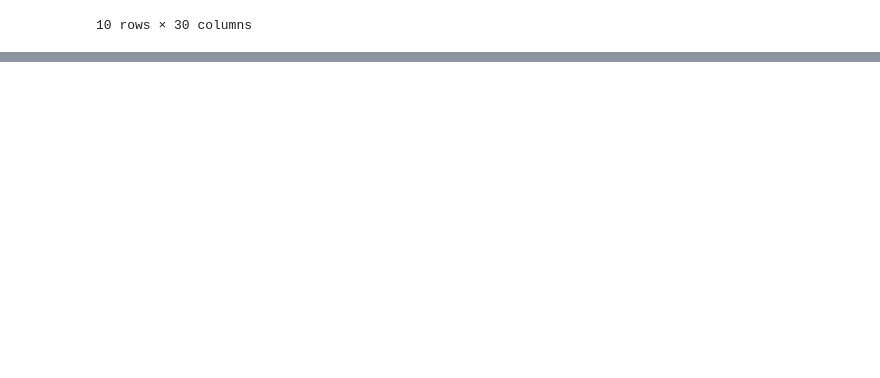
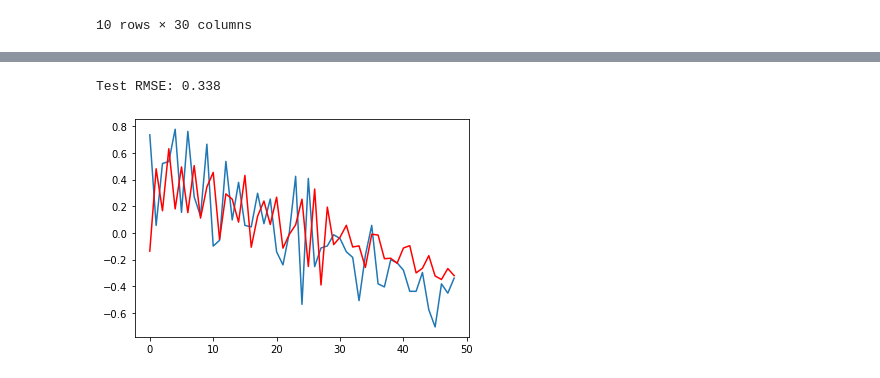
Before and after one commit to hernanlira/hl_frost, a Jupyter notebook: 05_model1.ipynb, the cells around one changed output, grey strips where cells are left out. Cells and saved outputs as stored; diff of their text form; code cells hidden in the pictures; blank space fills up the shorter version.

Commit message:
model 1

```diff
--- a/05_model1.ipynb
+++ b/05_model1.ipynb
@@ -85,0 +124,13 @@ data_pivot_resample.head(10)
+# %%
+series = data_pivot_resample[('00-17-0d-00-00-59-cd-c9', 'FFC_SENSOR_SHT3x0')]
+# %%
+# Split dataset
+X = difference(series.values)
+size = int(len(X) * 0.66)
+train, test = X[0:size], X[size:]
+# %%
+# Train autoregression
+model = AR(train)
+model_fit = model.fit(maxlag=6, disp=False)
+window = model_fit.k_ar
+coef = model_fit.params
@@ -85,0 +157,20 @@ data_pivot_resample.head(10)
+# %%
+# Walk forward over time steps in test
+history = [train[i] for i in range(len(train))]
+predictions = list()
+for t in range(len(test)):
+    yhat = predict(coef, history)
+    obs = test[t]
+    predictions.append(yhat)
+    history.append(obs)
+rmse = sqrt(mean_squared_error(test, predictions))
+print('Test RMSE: %.3f' % rmse)
+# %% [output]
+Test RMSE: 0.338
+# %%
+# Plot
+plt.plot(test)
+plt.plot(predictions, color='red')
+plt.show()
+# %% [output]
+[figure, added]
```
Also changed, not shown: parts of 6 cells of this notebook.
